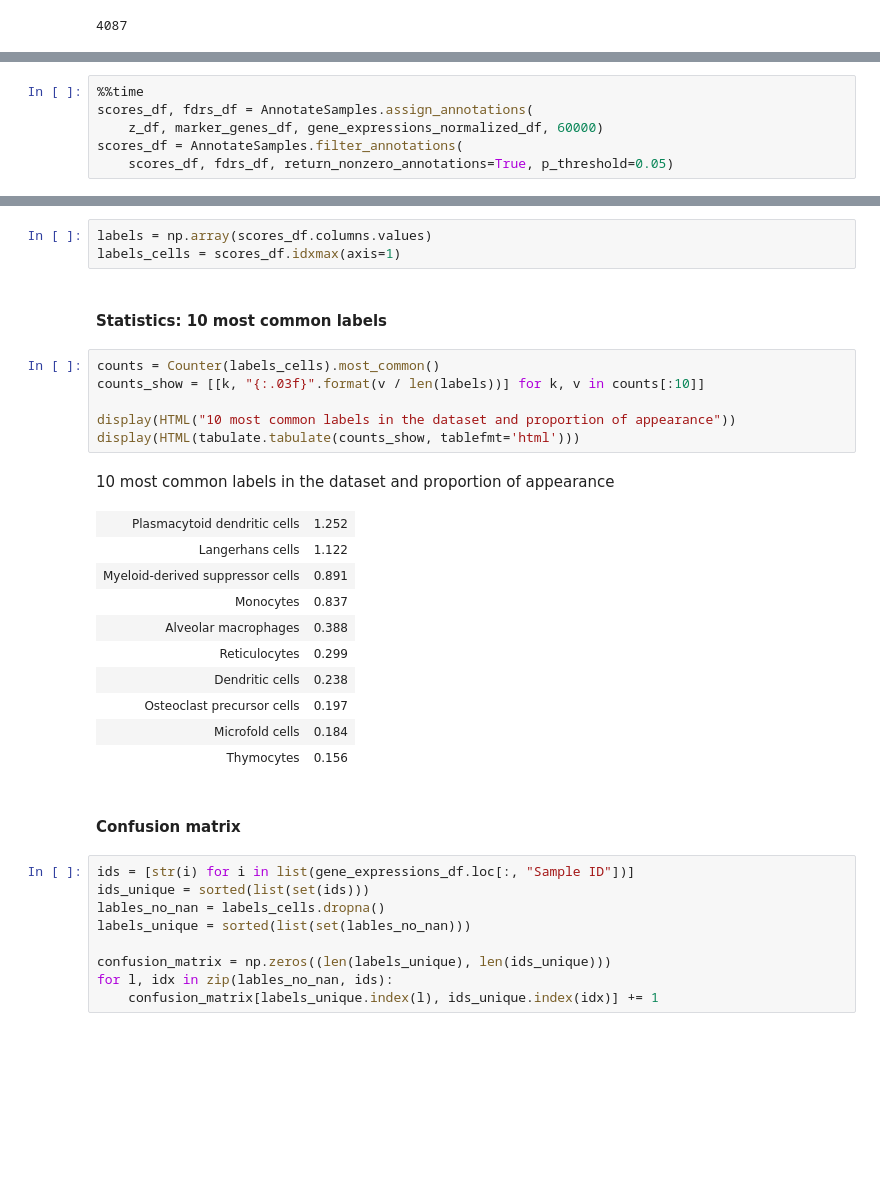
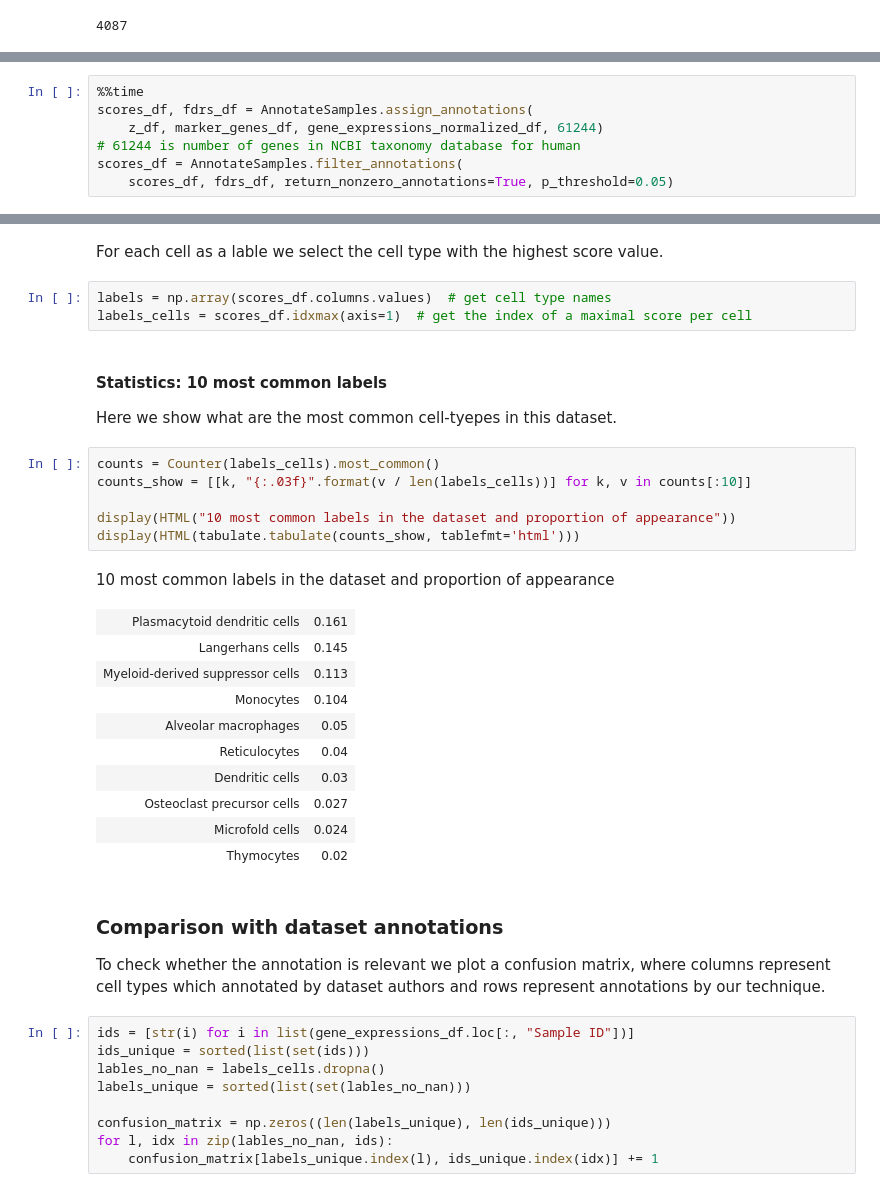
Before and after one commit to biolab/cell-annotation, a Jupyter notebook: cellannotation/examples/dendrtic_cells_annotation.ipynb, the cells around one changed output, grey strips where cells are left out. Saved outputs shown, nothing was run; the diff lists cells and outputs as text; blank space fills up the shorter version.

```diff
--- a/cellannotation/examples/dendrtic_cells_annotation.ipynb
+++ b/cellannotation/examples/dendrtic_cells_annotation.ipynb
@@ -88,7 +98,8 @@ Labeling with filtering
 # %%
 %%time
 scores_df, fdrs_df = AnnotateSamples.assign_annotations(
-    z_df, marker_genes_df, gene_expressions_normalized_df, 60000)
+    z_df, marker_genes_df, gene_expressions_normalized_df, 61244)
+# 61244 is number of genes in NCBI taxonomy database for human
 scores_df = AnnotateSamples.filter_annotations(
     scores_df, fdrs_df, return_nonzero_annotations=True, p_threshold=0.05)
 # %% [output]
@@ -97,28 +108,34 @@ Wall time: 4.18 s
+# %% [markdown]
+For each cell as a lable we select the cell type with the highest score value.
 # %%
-labels = np.array(scores_df.columns.values)
-labels_cells = scores_df.idxmax(axis=1)
+labels = np.array(scores_df.columns.values)  # get cell type names
+labels_cells = scores_df.idxmax(axis=1)  # get the index of a maximal score per cell
 # %% [markdown]
 #### Statistics: 10 most common labels
+
+Here we show what are the most common cell-tyepes in this dataset.
 # %%
 counts = Counter(labels_cells).most_common()
-counts_show = [[k, "{:.03f}".format(v / len(labels))] for k, v in counts[:10]]
+counts_show = [[k, "{:.03f}".format(v / len(labels_cells))] for k, v in counts[:10]]
 
 display(HTML("10 most common labels in the dataset and proportion of appearance"))
 display(HTML(tabulate.tabulate(counts_show, tablefmt='html')))
 # %% [output]
 10 most common labels in the dataset and proportion of appearance
-| Plasmacytoid dendritic cells | 1.252 |
-| Langerhans cells | 1.122 |
-| Myeloid-derived suppressor cells | 0.891 |
-| Monocytes | 0.837 |
-| Alveolar macrophages | 0.388 |
-| Reticulocytes | 0.299 |
-| Dendritic cells | 0.238 |
-| Osteoclast precursor cells | 0.197 |
-| Microfold cells | 0.184 |
-| Thymocytes | 0.156 |
+| Plasmacytoid dendritic cells | 0.161 |
+| Langerhans cells | 0.145 |
+| Myeloid-derived suppressor cells | 0.113 |
+| Monocytes | 0.104 |
+| Alveolar macrophages | 0.05 |
+| Reticulocytes | 0.04 |
+| Dendritic cells | 0.03 |
+| Osteoclast precursor cells | 0.027 |
+| Microfold cells | 0.024 |
+| Thymocytes | 0.02 |
-# %% [markdown]
-#### Confusion matrix
+# %% [markdown]
+### Comparison with dataset annotations
+
+To check whether the annotation is relevant we plot a confusion matrix, where columns represent cell types which annotated by dataset authors and rows represent annotations by our technique.
 # %%
 ids = [str(i) for i in list(gene_expressions_df.loc[:, "Sample ID"])]
 ids_unique = sorted(list(set(ids)))
```
Also changed, not shown: parts of 36 cells of this notebook, 2 other files.
